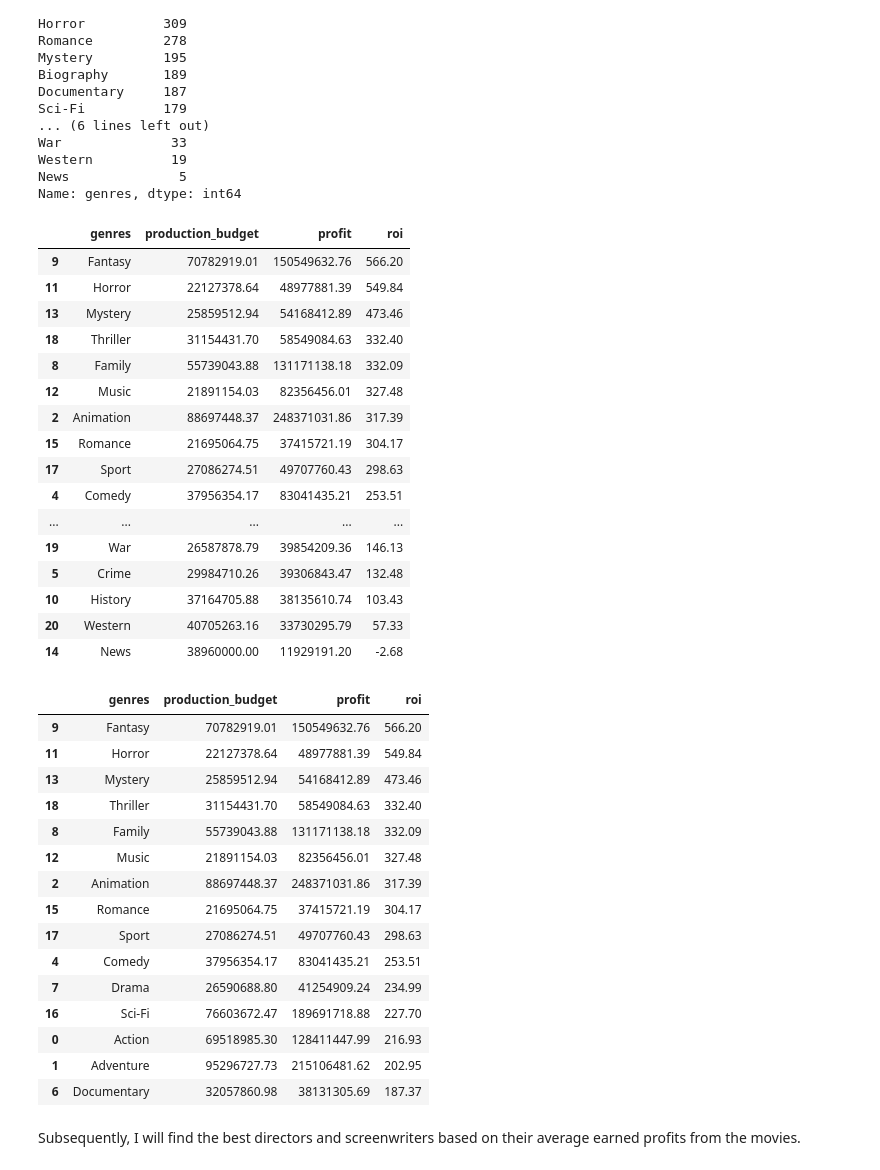
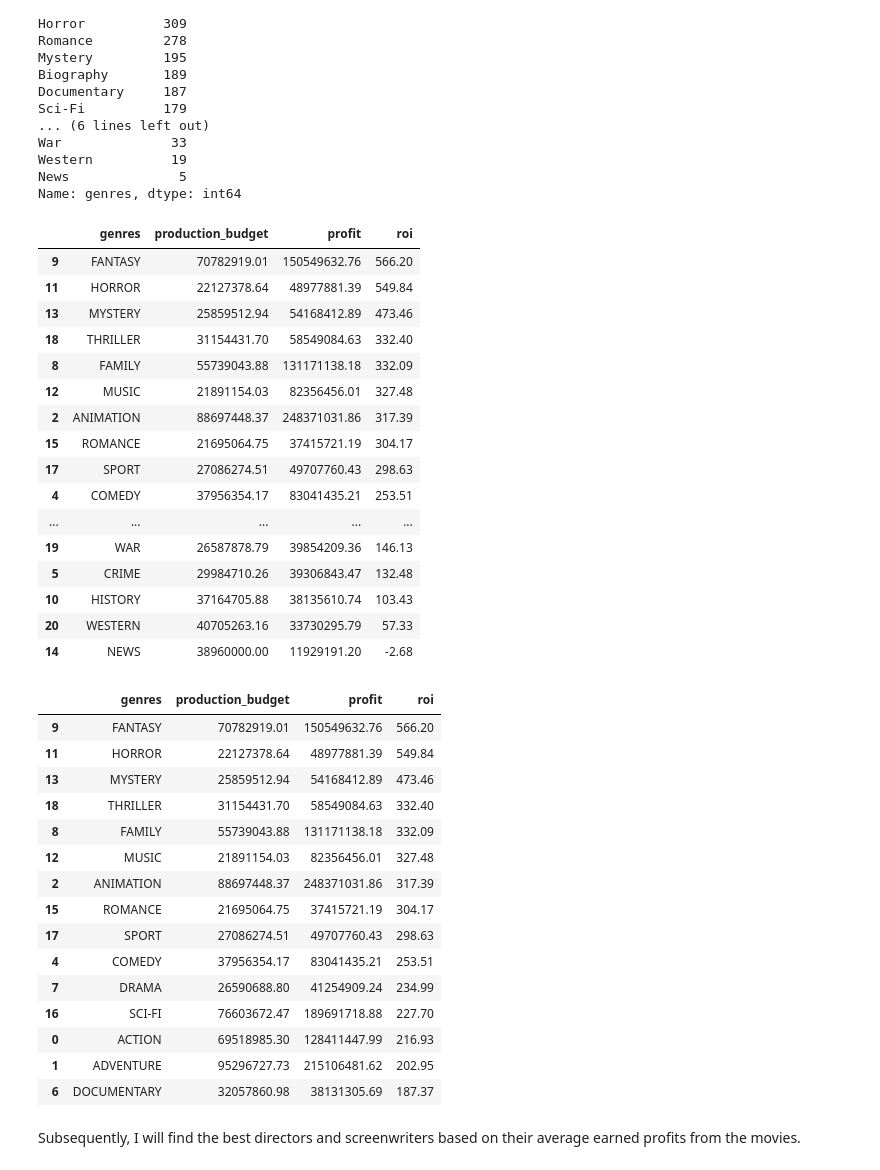
Before and after one commit to kamalova/Microsoft-Movie-Studio-Analysis, a Jupyter notebook: microsoft_movie_analysis.ipynb, the cells around one changed output. Drawn from its saved outputs; the diff is of its cells as text; code cells hidden in the pictures.

```diff
--- a/microsoft_movie_analysis.ipynb
+++ b/microsoft_movie_analysis.ipynb
@@ -549,46 +549,47 @@ Name: genres, dtype: int64
 # %%
 #  splitting the values into groups based on mean
 genre_roi = exploded_genres.groupby('genres').mean().reset_index().sort_values('roi', ascending=False)
+genre_roi['genres'] =genre_roi['genres'].map(str.upper)
 genre_roi
 # %% [output]
 |  | genres | production_budget | profit | roi |
-| 9 | Fantasy | 70782919.01 | 150549632.76 | 566.20 |
-| 11 | Horror | 22127378.64 | 48977881.39 | 549.84 |
-| 13 | Mystery | 25859512.94 | 54168412.89 | 473.46 |
-| 18 | Thriller | 31154431.70 | 58549084.63 | 332.40 |
-| 8 | Family | 55739043.88 | 131171138.18 | 332.09 |
-| 12 | Music | 21891154.03 | 82356456.01 | 327.48 |
-| 2 | Animation | 88697448.37 | 248371031.86 | 317.39 |
-| 15 | Romance | 21695064.75 | 37415721.19 | 304.17 |
-| 17 | Sport | 27086274.51 | 49707760.43 | 298.63 |
-| 4 | Comedy | 37956354.17 | 83041435.21 | 253.51 |
+| 9 | FANTASY | 70782919.01 | 150549632.76 | 566.20 |
+| 11 | HORROR | 22127378.64 | 48977881.39 | 549.84 |
+| 13 | MYSTERY | 25859512.94 | 54168412.89 | 473.46 |
+| 18 | THRILLER | 31154431.70 | 58549084.63 | 332.40 |
+| 8 | FAMILY | 55739043.88 | 131171138.18 | 332.09 |
+| 12 | MUSIC | 21891154.03 | 82356456.01 | 327.48 |
+| 2 | ANIMATION | 88697448.37 | 248371031.86 | 317.39 |
+| 15 | ROMANCE | 21695064.75 | 37415721.19 | 304.17 |
+| 17 | SPORT | 27086274.51 | 49707760.43 | 298.63 |
+| 4 | COMEDY | 37956354.17 | 83041435.21 | 253.51 |
 | ... | ... | ... | ... | ... |
-| 19 | War | 26587878.79 | 39854209.36 | 146.13 |
-| 5 | Crime | 29984710.26 | 39306843.47 | 132.48 |
-| 10 | History | 37164705.88 | 38135610.74 | 103.43 |
-| 20 | Western | 40705263.16 | 33730295.79 | 57.33 |
-| 14 | News | 38960000.00 | 11929191.20 | -2.68 |
+| 19 | WAR | 26587878.79 | 39854209.36 | 146.13 |
+| 5 | CRIME | 29984710.26 | 39306843.47 | 132.48 |
+| 10 | HISTORY | 37164705.88 | 38135610.74 | 103.43 |
+| 20 | WESTERN | 40705263.16 | 33730295.79 | 57.33 |
+| 14 | NEWS | 38960000.00 | 11929191.20 | -2.68 |
 # %%
 # selectiong top 15 genres
 top_genre = genre_roi.head(15)
 top_genre
 # %% [output]
 |  | genres | production_budget | profit | roi |
-| 9 | Fantasy | 70782919.01 | 150549632.76 | 566.20 |
-| 11 | Horror | 22127378.64 | 48977881.39 | 549.84 |
-| 13 | Mystery | 25859512.94 | 54168412.89 | 473.46 |
-| 18 | Thriller | 31154431.70 | 58549084.63 | 332.40 |
-| 8 | Family | 55739043.88 | 131171138.18 | 332.09 |
-| 12 | Music | 21891154.03 | 82356456.01 | 327.48 |
-| 2 | Animation | 88697448.37 | 248371031.86 | 317.39 |
-| 15 | Romance | 21695064.75 | 37415721.19 | 304.17 |
-| 17 | Sport | 27086274.51 | 49707760.43 | 298.63 |
-| 4 | Comedy | 37956354.17 | 83041435.21 | 253.51 |
-| 7 | Drama | 26590688.80 | 41254909.24 | 234.99 |
-| 16 | Sci-Fi | 76603672.47 | 189691718.88 | 227.70 |
-| 0 | Action | 69518985.30 | 128411447.99 | 216.93 |
-| 1 | Adventure | 95296727.73 | 215106481.62 | 202.95 |
-| 6 | Documentary | 32057860.98 | 38131305.69 | 187.37 |
+| 9 | FANTASY | 70782919.01 | 150549632.76 | 566.20 |
+| 11 | HORROR | 22127378.64 | 48977881.39 | 549.84 |
+| 13 | MYSTERY | 25859512.94 | 54168412.89 | 473.46 |
+| 18 | THRILLER | 31154431.70 | 58549084.63 | 332.40 |
+| 8 | FAMILY | 55739043.88 | 131171138.18 | 332.09 |
+| 12 | MUSIC | 21891154.03 | 82356456.01 | 327.48 |
+| 2 | ANIMATION | 88697448.37 | 248371031.86 | 317.39 |
+| 15 | ROMANCE | 21695064.75 | 37415721.19 | 304.17 |
+| 17 | SPORT | 27086274.51 | 49707760.43 | 298.63 |
+| 4 | COMEDY | 37956354.17 | 83041435.21 | 253.51 |
+| 7 | DRAMA | 26590688.80 | 41254909.24 | 234.99 |
+| 16 | SCI-FI | 76603672.47 | 189691718.88 | 227.70 |
+| 0 | ACTION | 69518985.30 | 128411447.99 | 216.93 |
+| 1 | ADVENTURE | 95296727.73 | 215106481.62 | 202.95 |
+| 6 | DOCUMENTARY | 32057860.98 | 38131305.69 | 187.37 |
 # %% [markdown]
 Subsequently, I will find the best directors and screenwriters based on their average earned profits from the movies.
 # %%
```
Also changed, not shown: parts of 15 cells of this notebook, 9 other files.
